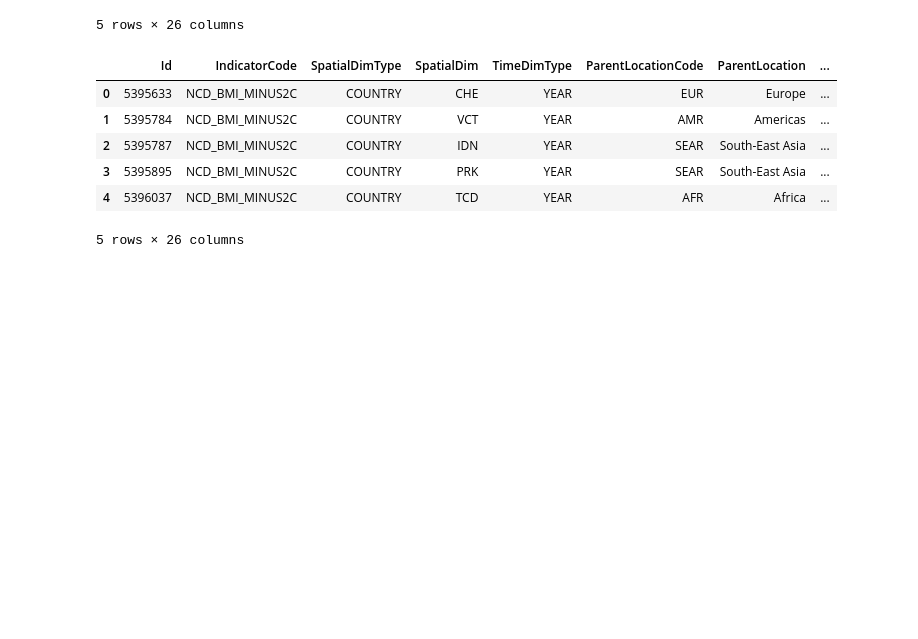
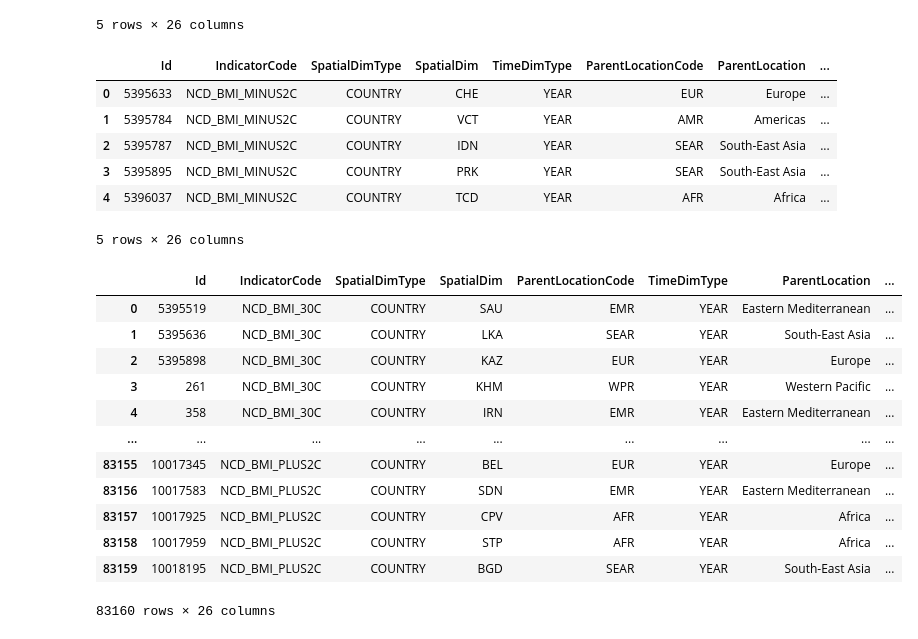
Before and after one commit to ArunK-ML/Project---Nutrition-Paradox-A-Global-View-on-Obesity-and-Malnutrition, a Jupyter notebook: Nutrition_Paradox.ipynb, the cells around one changed output. Cells and saved outputs as stored; diff of their text form; code cells hidden in the pictures; blank space fills up the shorter version.

```diff
--- a/Nutrition_Paradox.ipynb
+++ b/Nutrition_Paradox.ipynb
@@ -73,3 +78,21 @@ Malnutrition_children_df.head()
 | 3 | 5395895 | NCD_BMI_MINUS2C | COUNTRY | PRK | YEAR | SEAR | South-East Asia | ... |
 | 4 | 5396037 | NCD_BMI_MINUS2C | COUNTRY | TCD | YEAR | AFR | Africa | ... |
 5 rows × 26 columns
+# %%
+df_obesity = pd.concat([Obesity_adults_df, Obesity_children_df], ignore_index=True)
+
+df_obesity
+# %% [output]
+|  | Id | IndicatorCode | SpatialDimType | SpatialDim | ParentLocationCode | TimeDimType | ParentLocation | ... |
+| 0 | 5395519 | NCD_BMI_30C | COUNTRY | SAU | EMR | YEAR | Eastern Mediterranean | ... |
+| 1 | 5395636 | NCD_BMI_30C | COUNTRY | LKA | SEAR | YEAR | South-East Asia | ... |
+| 2 | 5395898 | NCD_BMI_30C | COUNTRY | KAZ | EUR | YEAR | Europe | ... |
+| 3 | 261 | NCD_BMI_30C | COUNTRY | KHM | WPR | YEAR | Western Pacific | ... |
+| 4 | 358 | NCD_BMI_30C | COUNTRY | IRN | EMR | YEAR | Eastern Mediterranean | ... |
+| ... | ... | ... | ... | ... | ... | ... | ... | ... |
+| 83155 | 10017345 | NCD_BMI_PLUS2C | COUNTRY | BEL | EUR | YEAR | Europe | ... |
+| 83156 | 10017583 | NCD_BMI_PLUS2C | COUNTRY | SDN | EMR | YEAR | Eastern Mediterranean | ... |
+| 83157 | 10017925 | NCD_BMI_PLUS2C | COUNTRY | CPV | AFR | YEAR | Africa | ... |
+| 83158 | 10017959 | NCD_BMI_PLUS2C | COUNTRY | STP | AFR | YEAR | Africa | ... |
+| 83159 | 10018195 | NCD_BMI_PLUS2C | COUNTRY | BGD | SEAR | YEAR | South-East Asia | ... |
+83160 rows × 26 columns
```
Also changed, not shown: parts of 10 cells of this notebook.
